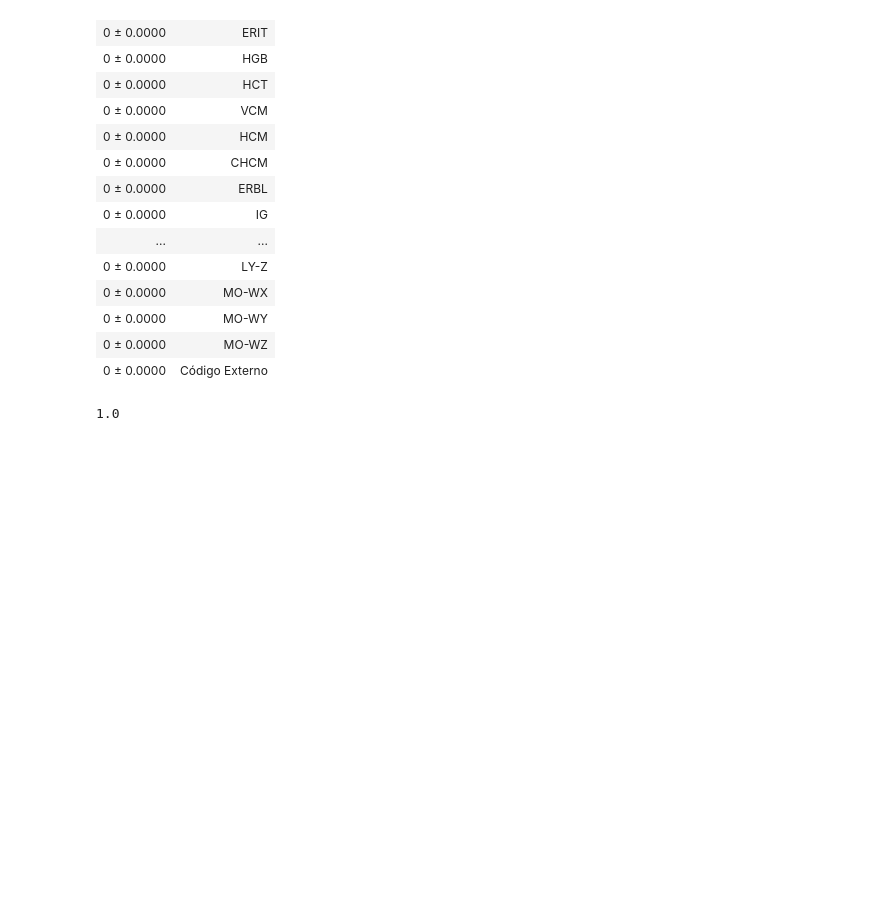
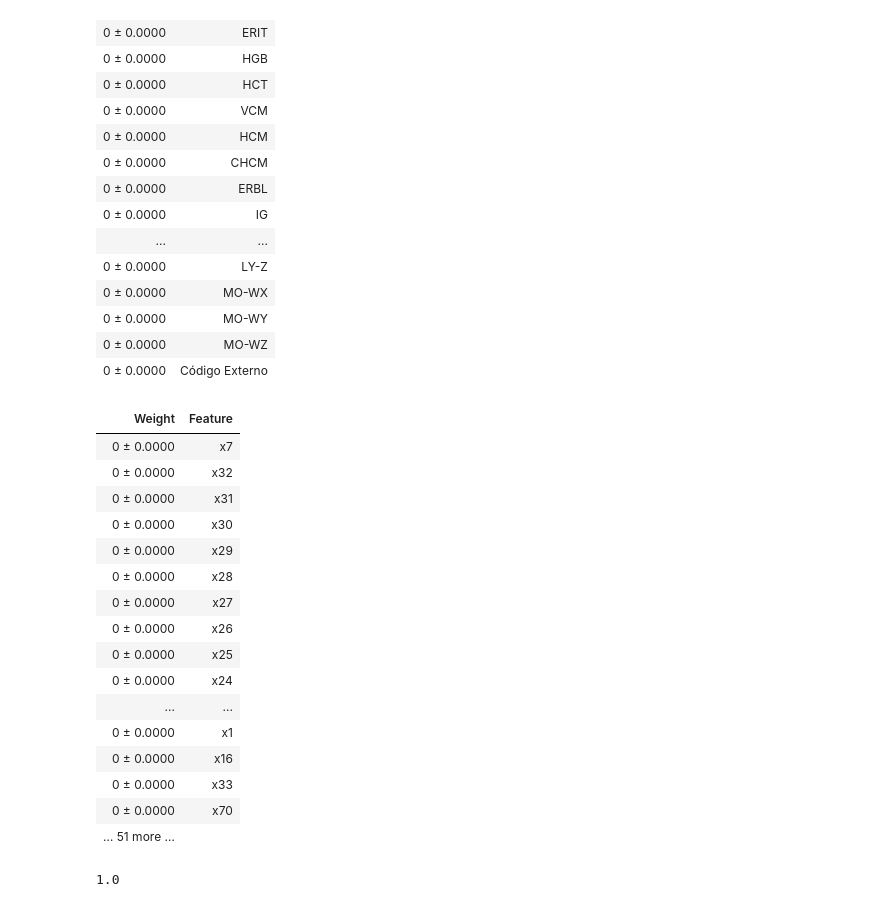
Before and after one commit to jorgealarconlucas/TFG, a Jupyter notebook: Modelos_de_machine_learning.ipynb, the cells around one changed output. Cells and saved outputs as stored; diff of their text form; code cells hidden in the pictures; blank space fills up the shorter version.

```diff
--- a/Modelos_de_machine_learning.ipynb
+++ b/Modelos_de_machine_learning.ipynb
@@ -332,6 +332,28 @@ permutation(x_train1, y_train1, X_test, Y_test) #si pongo x_train, y_train, x_te
 | 0 ± 0.0000 | MO-WY |
 | 0 ± 0.0000 | MO-WZ |
 | 0 ± 0.0000 | Código Externo |
+# %%
+svc = xgb.XGBClassifier().fit(x_train1, y_train1)
+perm = PermutationImportance(svc).fit(X_test, Y_test)
+eli5.show_weights(perm)
+# %% [output]
+| Weight | Feature |
+| 0 ± 0.0000 | x7 |
+| 0 ± 0.0000 | x32 |
+| 0 ± 0.0000 | x31 |
+| 0 ± 0.0000 | x30 |
+| 0 ± 0.0000 | x29 |
+| 0 ± 0.0000 | x28 |
+| 0 ± 0.0000 | x27 |
+| 0 ± 0.0000 | x26 |
+| 0 ± 0.0000 | x25 |
+| 0 ± 0.0000 | x24 |
+| ... | ... |
+| 0 ± 0.0000 | x1 |
+| 0 ± 0.0000 | x16 |
+| 0 ± 0.0000 | x33 |
+| 0 ± 0.0000 | x70 |
+| … 51 more … |  |
 # %%
 import seaborn as sns
 #Plot feature importance
```
